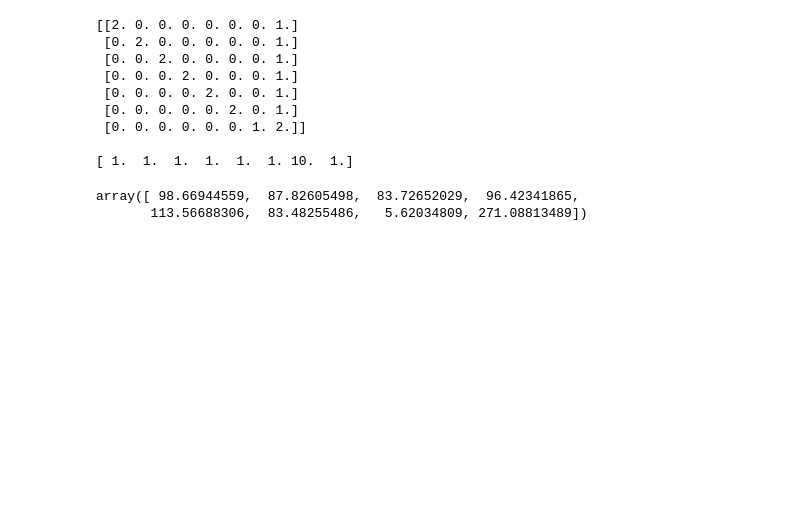
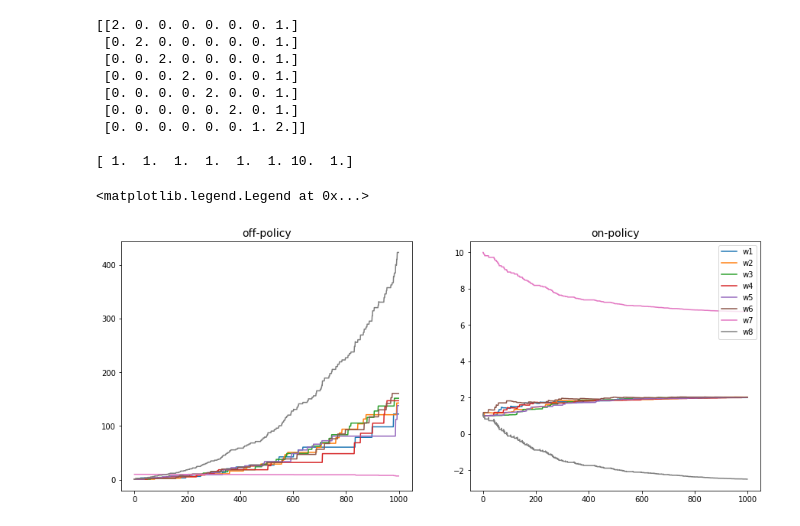
Before and after one commit to MJeremy2017/reinforcement-learning-implementation, a Jupyter notebook: BairdExample/BairdCounterExample.ipynb, the cells around one changed output. Saved outputs shown, nothing was run; the diff lists cells and outputs as text; code cells hidden in the pictures; blank space fills up the shorter version.

Commit message:
add plots

```diff
--- a/BairdExample/BairdCounterExample.ipynb
+++ b/BairdExample/BairdCounterExample.ipynb
@@ -61,9 +61,12 @@ class Baird:
     def update(self, state, delta):
         self.weights += delta*self.features[state, :]
 
-    def run(self, rounds=100):
+    def run(self, rounds=100, sarsa=False):
         reward = 0
-        for _ in range(rounds):
+
+        step_weights = np.zeros((rounds, len(self.weights)))
+        for i in range(rounds):
+            step_weights[i, :] = self.weights
             action = self.chooseAction()
             nxtState = self.takeAction(action)
 
@@ -71,13 +74,16 @@ class Baird:
                 rho = 0
             else:
                 rho = 1/self.prob
-#             rho = 1
+
+            if sarsa:
+                rho = 1
 
             delta = reward + self.gamma*self.value(nxtState) - self.value(self.state)
             delta *= self.alpha*rho
             self.update(self.state, delta)
 
             self.state = nxtState
+        return step_weights
 # %%
 ba = Baird()
 print(ba.features)
@@ -95,9 +101,24 @@ print(ba.weights)
 [ 1.  1.  1.  1.  1.  1. 10.  1.]
 # %%
 ba = Baird()
-ba.run(rounds=1000)
+step_weigts_q = ba.run(rounds=1000)
-# %%
-ba.weights
-# %% [output]
-array([ 98.66944559,  87.82605498,  83.72652029,  96.42341865,
-       113.56688306,  83.48255486,   5.62034809, 271.08813489])
+# %%
+ba = Baird()
+step_weigts_sarsa = ba.run(rounds=1000, sarsa=True)
+# %%
+plt.figure(figsize=[15, 6])
+
+ax1 = plt.subplot(121)
+ax2 = plt.subplot(122)
+
+row, col = step_weigts_q.shape
+for i in range(col):
+    ax1.plot(range(row), step_weigts_q[:, i], label="w{}".format(i+1))
+    ax2.plot(range(row), step_weigts_sarsa[:, i], label="w{}".format(i+1))
+
+ax1.set_title("off-policy", size=14)
+ax2.set_title("on-policy", size=14)
+plt.legend()
+# %% [output]
+<matplotlib.legend.Legend at 0x...>
+[figure, added]
```
